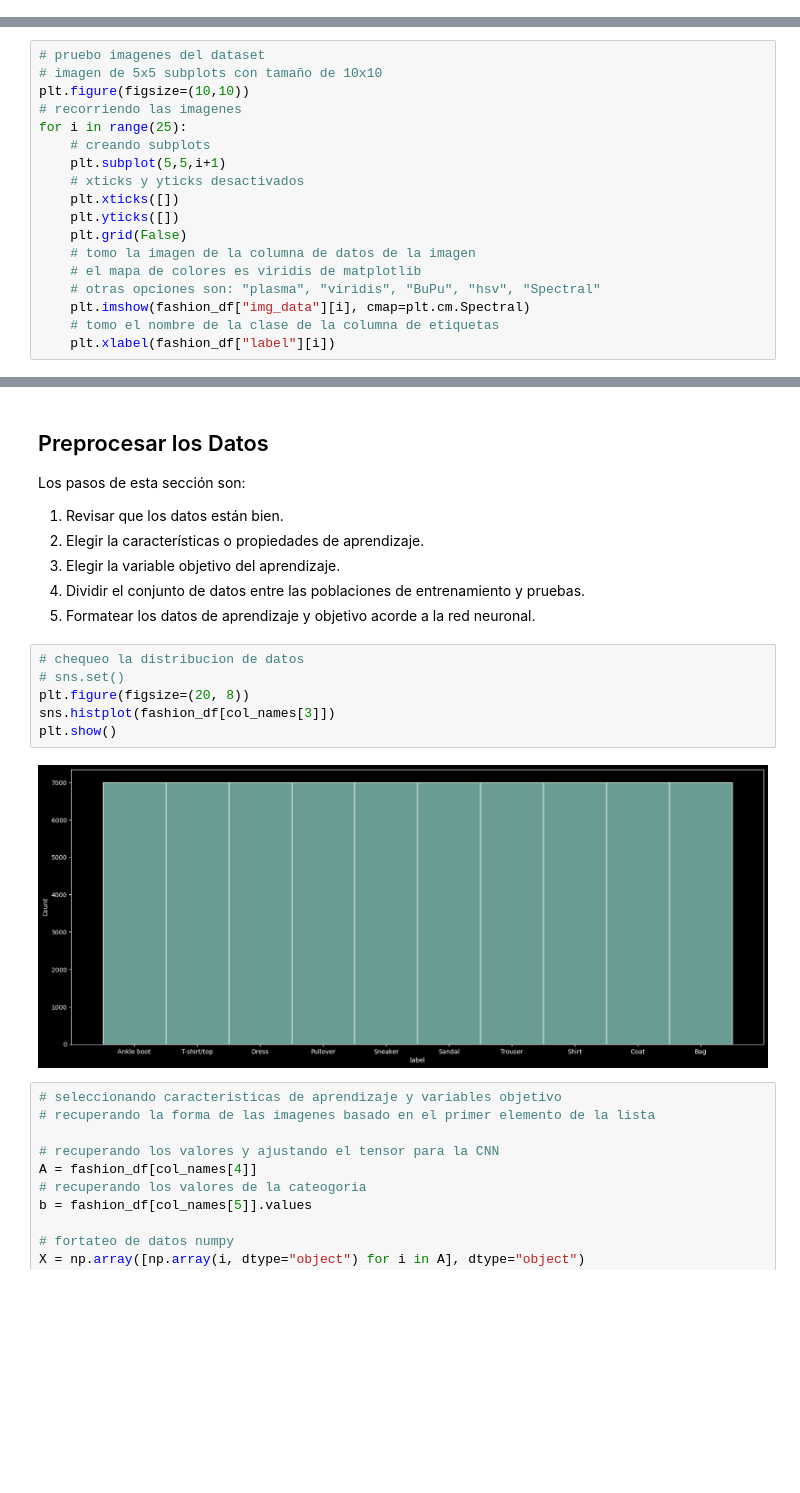
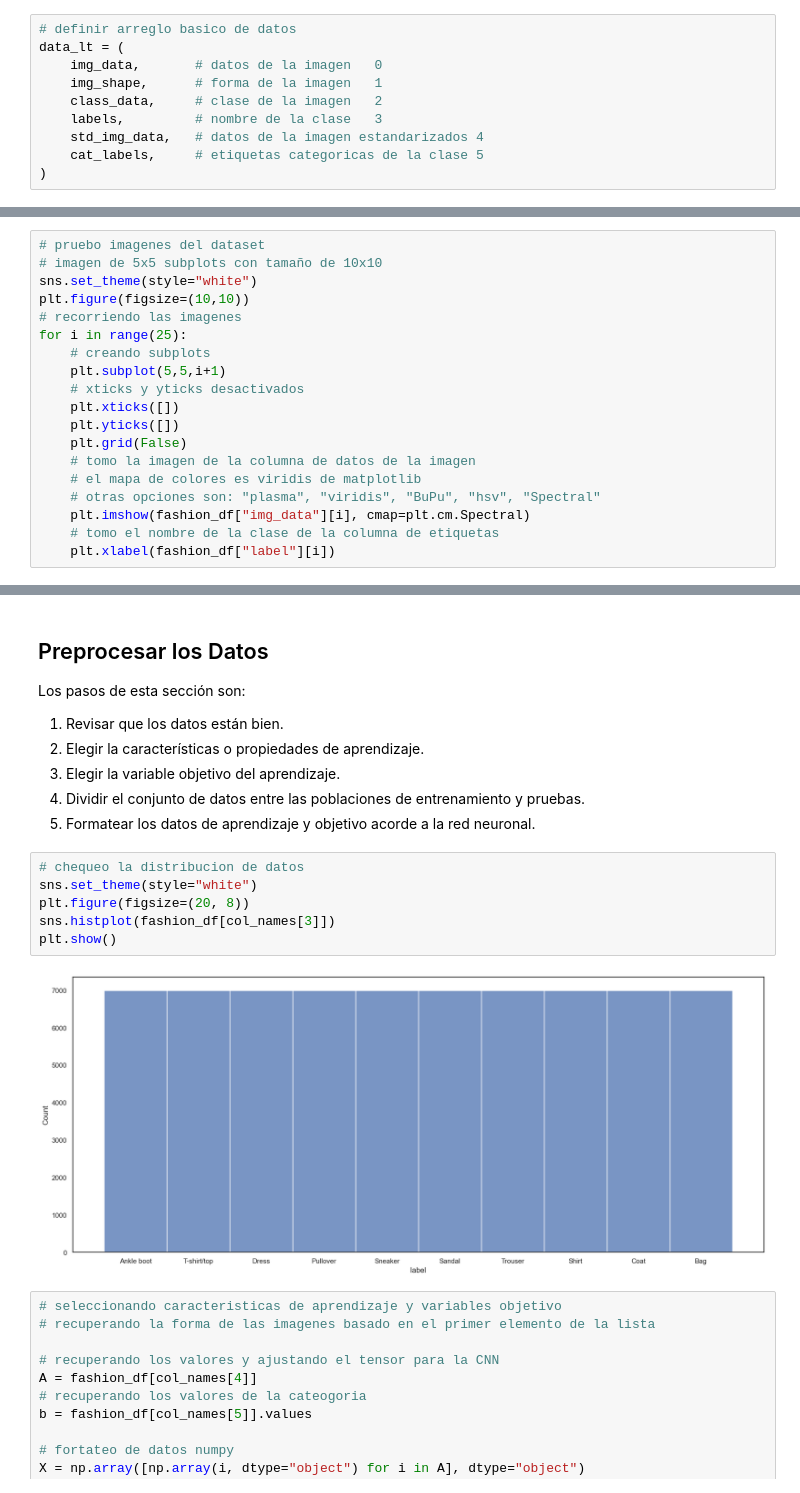
Before and after one commit to sa-artea/TallerML-GAN-CGAN-DISC, a Jupyter notebook: 01-CNN-Autoencoder.ipynb, the cells around one changed output, grey strips where cells are left out. Cells and saved outputs as stored; diff of their text form; blank space fills up the shorter version.

```diff
--- a/01-CNN-Autoencoder.ipynb
+++ b/01-CNN-Autoencoder.ipynb
@@ -171,3 +167,13 @@ data_lt = (img_data, img_shape, class_data, labels, std_img_data, cat_labels)
+# %%
+# definir arreglo basico de datos
+data_lt = (
+    img_data,       # datos de la imagen   0
+    img_shape,      # forma de la imagen   1
+    class_data,     # clase de la imagen   2
+    labels,         # nombre de la clase   3
+    std_img_data,   # datos de la imagen estandarizados 4
+    cat_labels,     # etiquetas categoricas de la clase 5
+)
 # %%
 # poblamdo las columnas del dataframe
 for col, data in zip(col_names, data_lt):
@@ -207,6 +216,7 @@ gc.collect()
 # %%
 # pruebo imagenes del dataset
 # imagen de 5x5 subplots con tamaño de 10x10
+sns.set_theme(style="white")
 plt.figure(figsize=(10,10))
 # recorriendo las imagenes
 for i in range(25):
@@ -236,12 +246,12 @@ Los pasos de esta sección son:
 5. Formatear los datos de aprendizaje y objetivo acorde a la red neuronal.
 # %%
 # chequeo la distribucion de datos
-# sns.set()
+sns.set_theme(style="white")
 plt.figure(figsize=(20, 8))
 sns.histplot(fashion_df[col_names[3]])
 plt.show()
 # %% [output]
-[figure, old version]
+[figure, new version]
 # %%
 # seleccionando caracteristicas de aprendizaje y variables objetivo
 # recuperando la forma de las imagenes basado en el primer elemento de la lista
```
Also changed, not shown: parts of 21 cells of this notebook, 32 other files.
